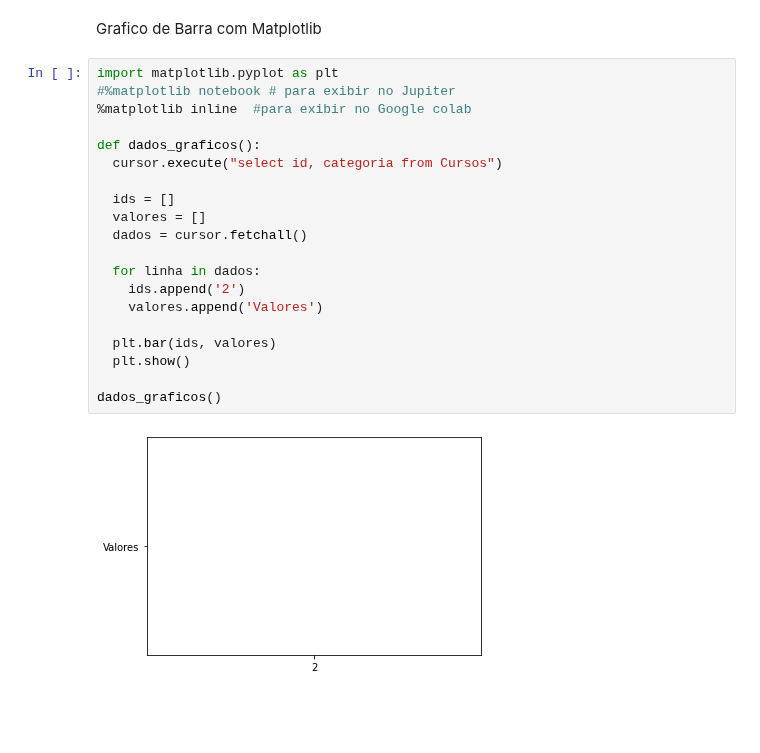
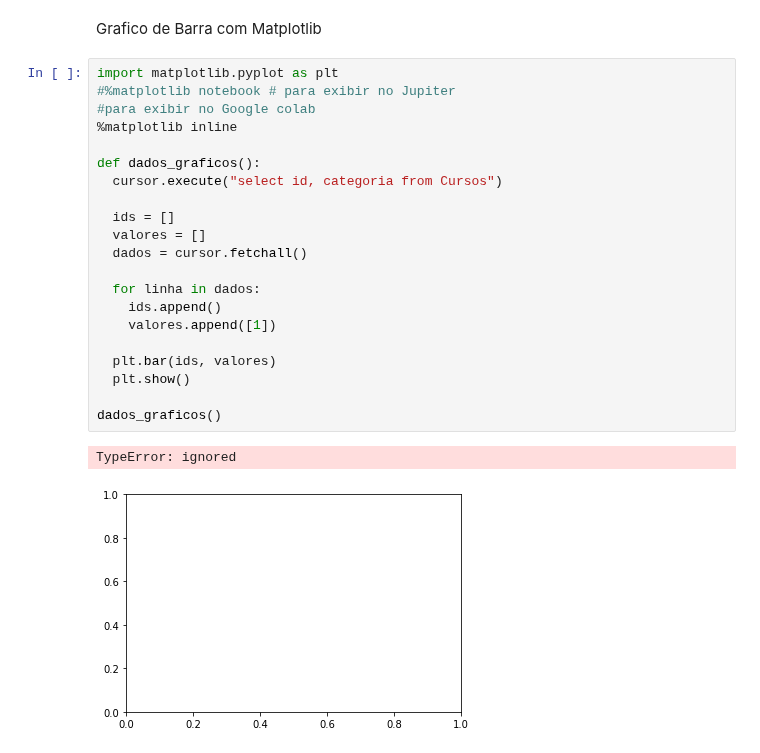
Before and after one commit to ACRainieri/pyspark, a Jupyter notebook: funcoes_spark_python.ipynb, the cells around one changed output. Saved outputs shown, nothing was run; the diff lists cells and outputs as text; blank space fills up the shorter version.

```diff
--- a/funcoes_spark_python.ipynb
+++ b/funcoes_spark_python.ipynb
@@ -658,25 +651,27 @@ Grafico de Barra com Matplotlib
 # %%
 import matplotlib.pyplot as plt
 #%matplotlib notebook # para exibir no Jupiter
-%matplotlib inline  #para exibir no Google colab
+#para exibir no Google colab
+%matplotlib inline
 
 def dados_graficos():
   cursor.execute("select id, categoria from Cursos")
 
   ids = []
   valores = []
   dados = cursor.fetchall()
 
   for linha in dados:
-    ids.append('2')
-    valores.append('Valores')
+    ids.append()
+    valores.append([1])
 
   plt.bar(ids, valores)
   plt.show()
 
 dados_graficos()
 # %% [output]
+TypeError: ignored
-[figure, old version]
+[figure, new version]
 # %%
 # ------- file: myplot.py ------
 import matplotlib.pyplot as plt
```
Also changed, not shown: parts of 3 cells of this notebook.
